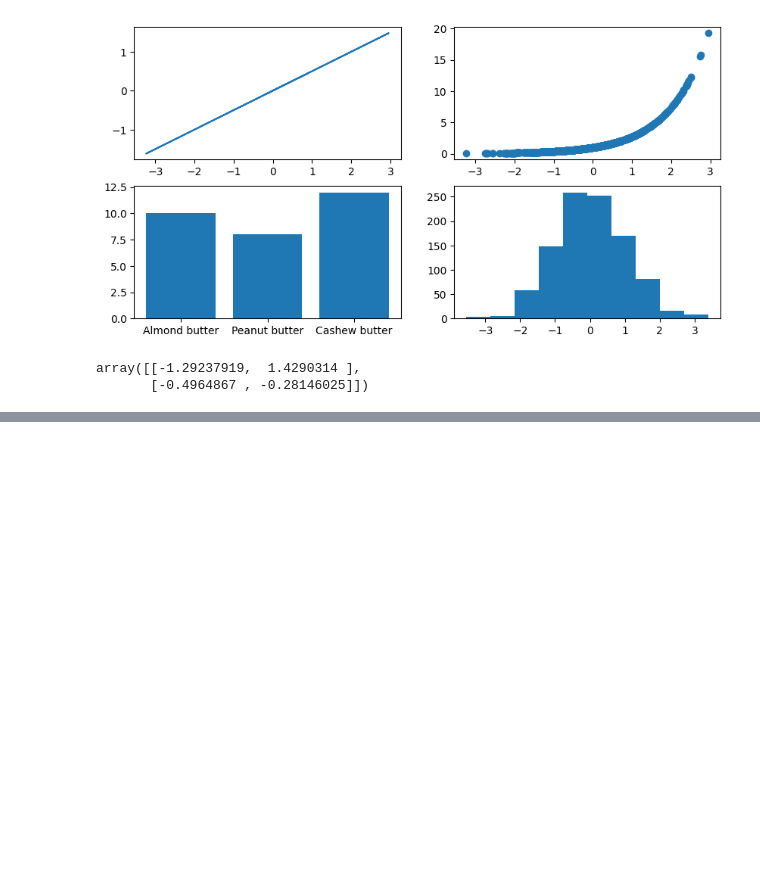
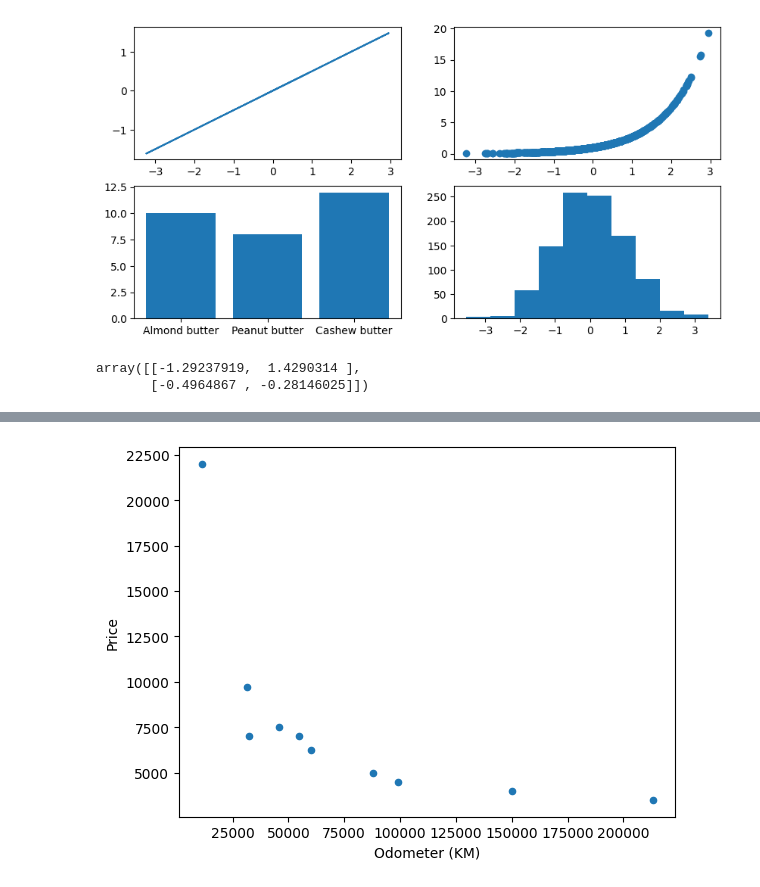
Before and after one commit to codekalimi/zero-to-mastery-ml, a Jupyter notebook: section-matplotlib/intro-matplotlib.ipynb, the cells around one changed output, grey strips where cells are left out. Cells and saved outputs as stored; diff of their text form; code cells hidden in the pictures; blank space fills up the shorter version.

```diff
--- a/section-matplotlib/intro-matplotlib.ipynb
+++ b/section-matplotlib/intro-matplotlib.ipynb
@@ -234,0 +321,4 @@ array([[-1.29237919,  1.4290314 ],
+# %%
+car_sales.plot(x="Odometer (KM)", y="Price", kind="scatter");
+# %% [output]
+[figure, added]
```
Also changed, not shown: parts of 10 cells of this notebook.
